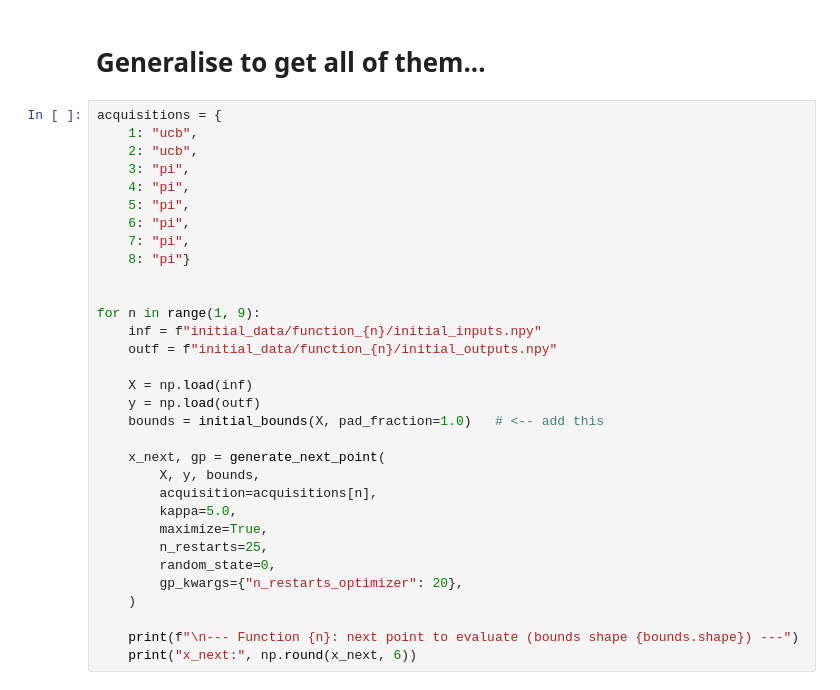
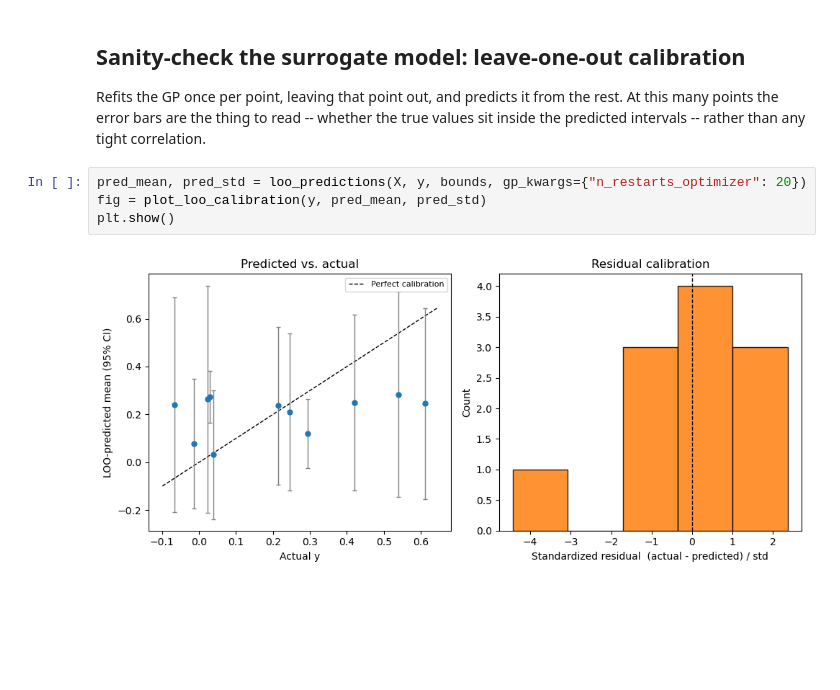
Before and after one commit to nic-gibson/capstone, a Jupyter notebook: function2.ipynb, the cells around one changed output. Saved outputs shown, nothing was run; the diff lists cells and outputs as text; blank space fills up the shorter version.

```diff
--- a/function2.ipynb
+++ b/function2.ipynb
@@ -54,34 +226,10 @@ plt.show()
-# %% [markdown]
-# Generalise to get all of them...
-# %%
-acquisitions = {
-    1: "ucb",
-    2: "ucb",
-    3: "pi",
-    4: "pi",
-    5: "pi",
-    6: "pi",
-    7: "pi",
-    8: "pi"}
-
-
-for n in range(1, 9):
-    inf = f"initial_data/function_{n}/initial_inputs.npy"
-    outf = f"initial_data/function_{n}/initial_outputs.npy"
-
-    X = np.load(inf)
-    y = np.load(outf)
-    bounds = initial_bounds(X, pad_fraction=1.0)   # <-- add this
-
-    x_next, gp = generate_next_point(
-        X, y, bounds,
-        acquisition=acquisitions[n],
-        kappa=5.0,
-        maximize=True,
-        n_restarts=25,
-        random_state=0,
-        gp_kwargs={"n_restarts_optimizer": 20},
-    )
-
-    print(f"\n--- Function {n}: next point to evaluate (bounds shape {bounds.shape}) ---")
-    print("x_next:", np.round(x_next, 6))
+# %% [markdown]
+## Sanity-check the surrogate model: leave-one-out calibration
+
+Refits the GP once per point, leaving that point out, and predicts it from the rest. At this many points the error bars are the thing to read -- whether the true values sit inside the predicted intervals -- rather than any tight correlation.
+# %%
+pred_mean, pred_std = loo_predictions(X, y, bounds, gp_kwargs={"n_restarts_optimizer": 20})
+fig = plot_loo_calibration(y, pred_mean, pred_std)
+plt.show()
+# %% [output]
+[figure, added]
```
Also changed, not shown: parts of 23 cells of this notebook, 4 other files.
